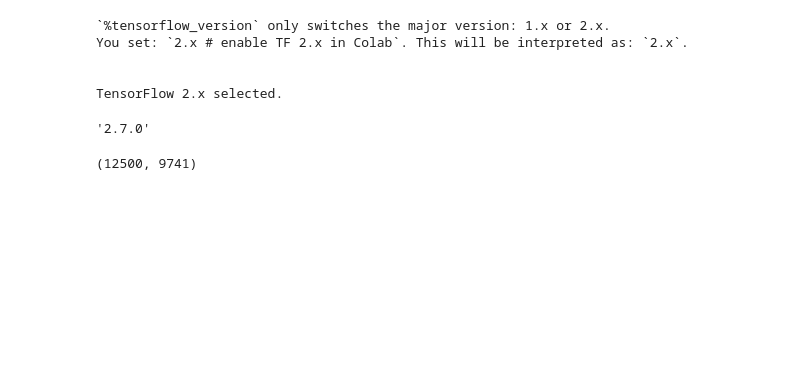
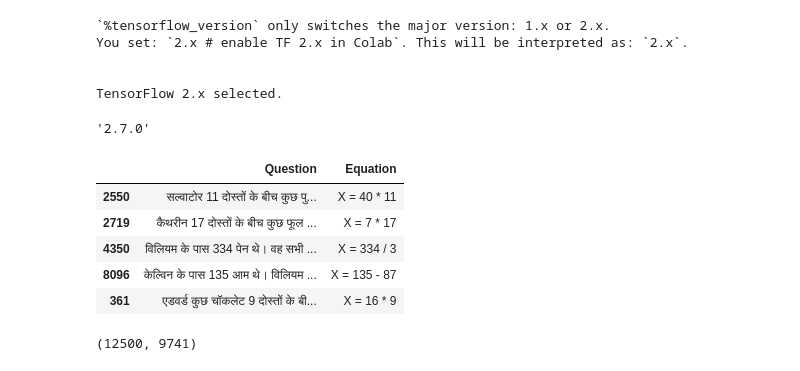
Before and after one commit to mihirsakaria/solving-maths-problems-in-hindi, a Jupyter notebook: problem_solver2.ipynb, the cells around one changed output. Saved outputs shown, nothing was run; the diff lists cells and outputs as text; code cells hidden in the pictures; blank space fills up the shorter version.

```diff
--- a/problem_solver2.ipynb
+++ b/problem_solver2.ipynb
@@ -124,13 +124,20 @@ with open('data_final.pkl', 'rb') as f:
 # %%
 df.shape
 df.head()
 
-def convert_eqn(eqn):
-  '''
-  Add a space between every character in the equation string.
-  Eg: 'x = 23 + 88' becomes 'x =  2 3 + 8 8'
-  '''
-  elements = list(eqn)
-  return ' '.join(elements)
+# def convert_eqn(eqn):
+#   '''
+#   Add a space between every character in the equation string.
+#   Eg: 'x = 23 + 88' becomes 'x =  2 3 + 8 8'
+#   '''
+#   elements = list(eqn)
+#   return ' '.join(elements)
+# %% [output]
+|  | Question | Equation |
+| 2550 | सल्वाटोर 11 दोस्तों के बीच कुछ पु... | X = 40 * 11 |
+| 2719 | कैथरीन 17 दोस्तों के बीच कुछ फूल ... | X = 7 * 17 |
+| 4350 | विलियम के पास 334 पेन थे। वह सभी ... | X = 334 / 3 |
+| 8096 | केल्विन के पास 135 आम थे। विलियम ... | X = 135 - 87 |
+| 361 | एडवर्ड कुछ चॉकलेट 9 दोस्तों के बी... | X = 16 * 9 |
 # %%
 input_exps = list(df['Question'].values)
```
Also changed, not shown: parts of 14 cells of this notebook.
